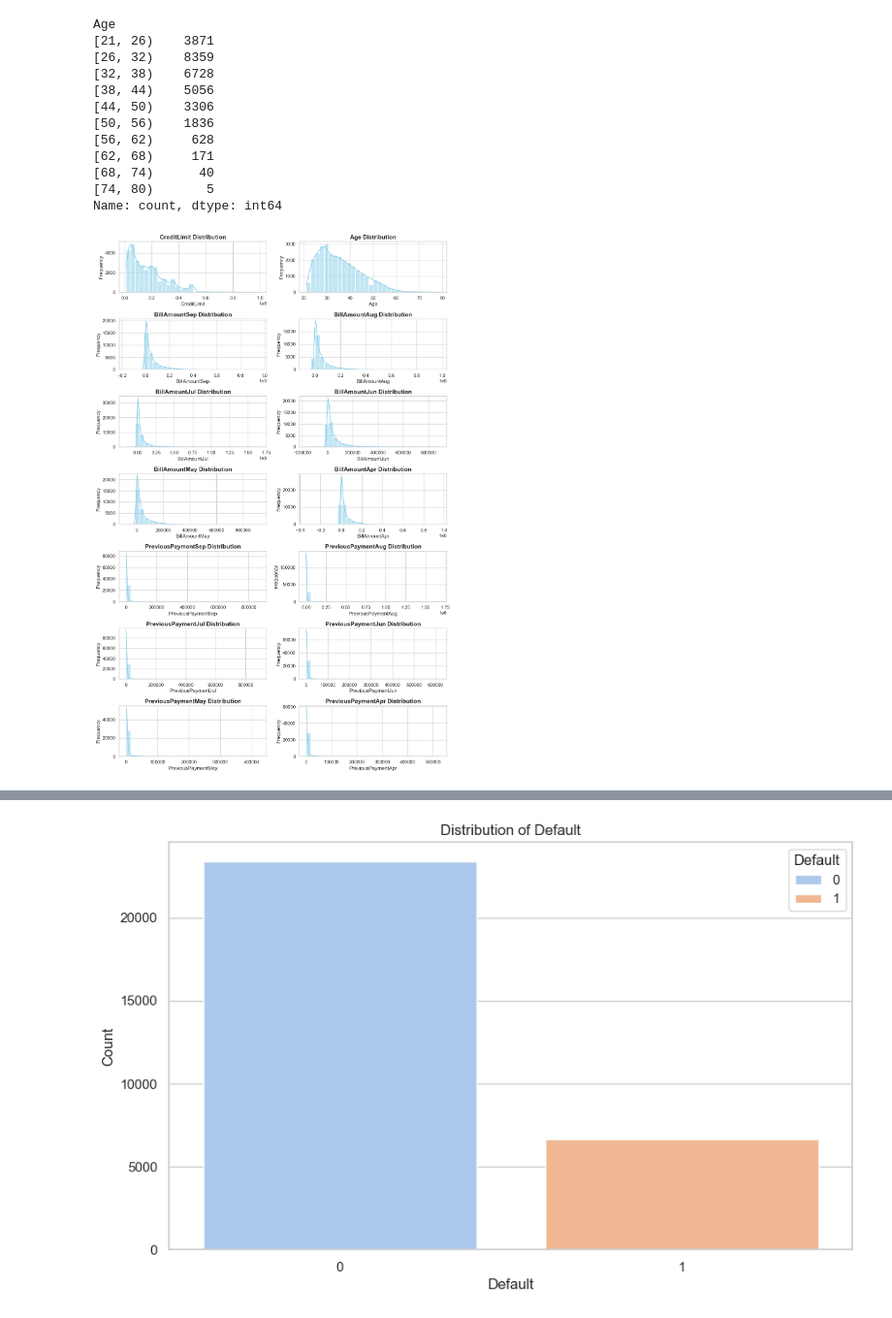
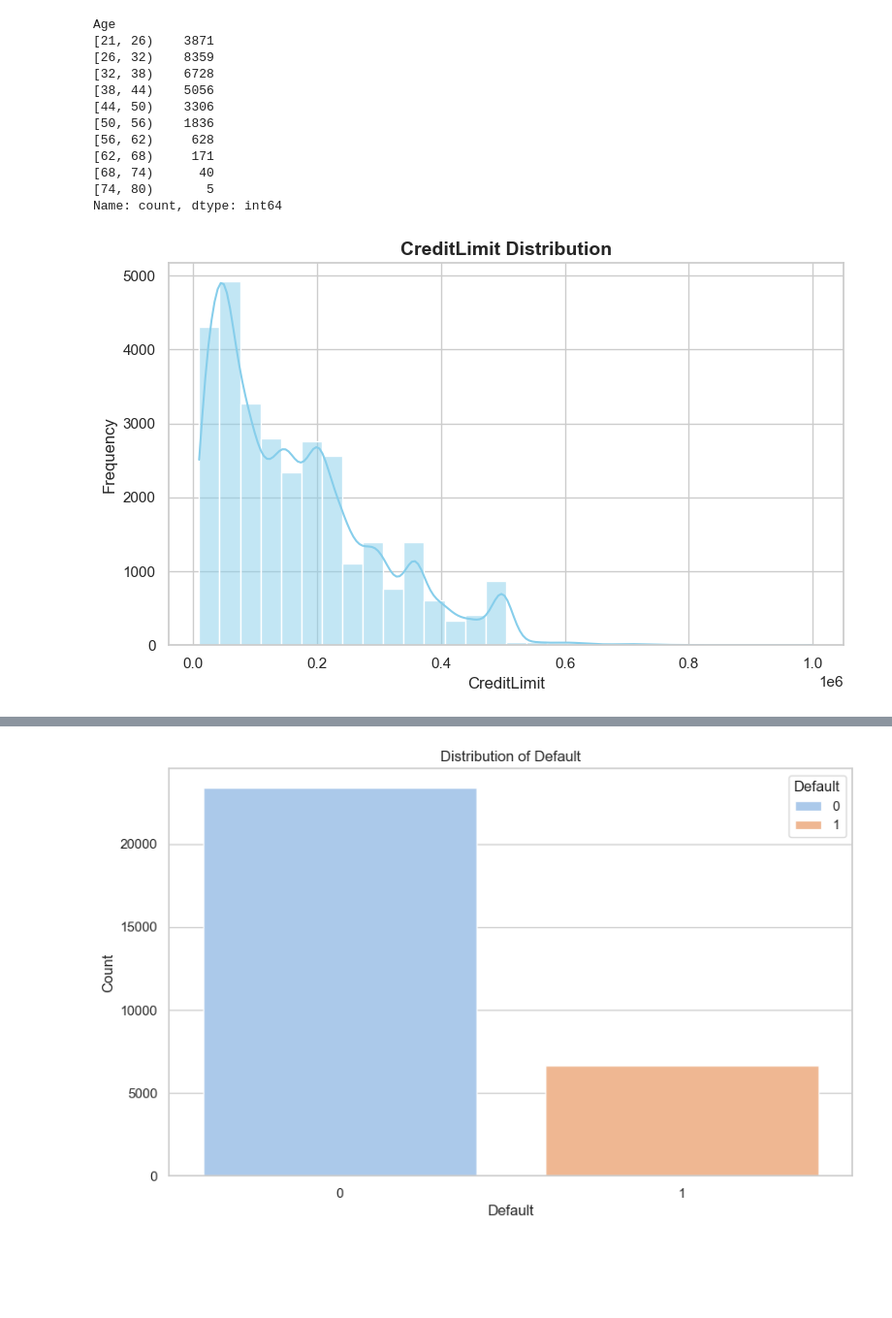
Before and after one commit to marioUnir/TFM, a Jupyter notebook: 1-EDA.ipynb, the cells around one changed output, grey strips where cells are left out. Shown at 97% size. Saved outputs shown, nothing was run; the diff lists cells and outputs as text; code cells hidden in the pictures; blank space fills up the shorter version.

Commit message:
improve plots

```diff
--- a/1-EDA.ipynb
+++ b/1-EDA.ipynb
@@ -149,6 +149,6 @@ Age
 [74, 80)       5
 Name: count, dtype: int64
 # %%
-eda.plot_numerical_variables(df, 7, 2)
+eda.plot_numerical_variables(df, num_vars=["CreditLimit"])
 # %% [output]
-[figure, old version]
+[figure, new version]
```
Also changed, not shown: parts of 10 cells of this notebook, 1 other file.
